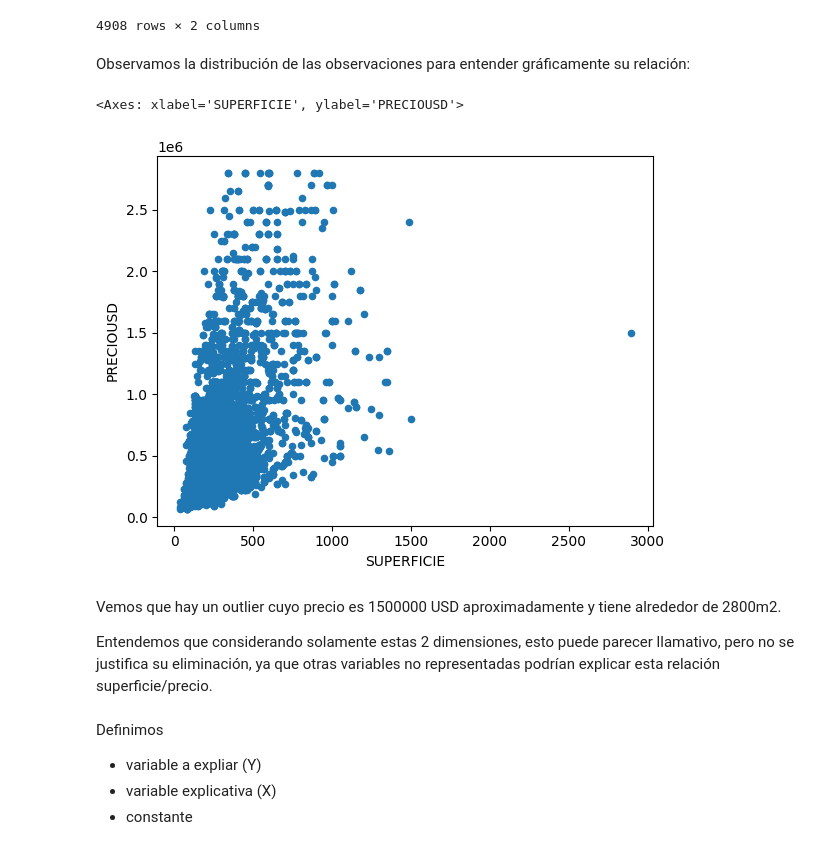
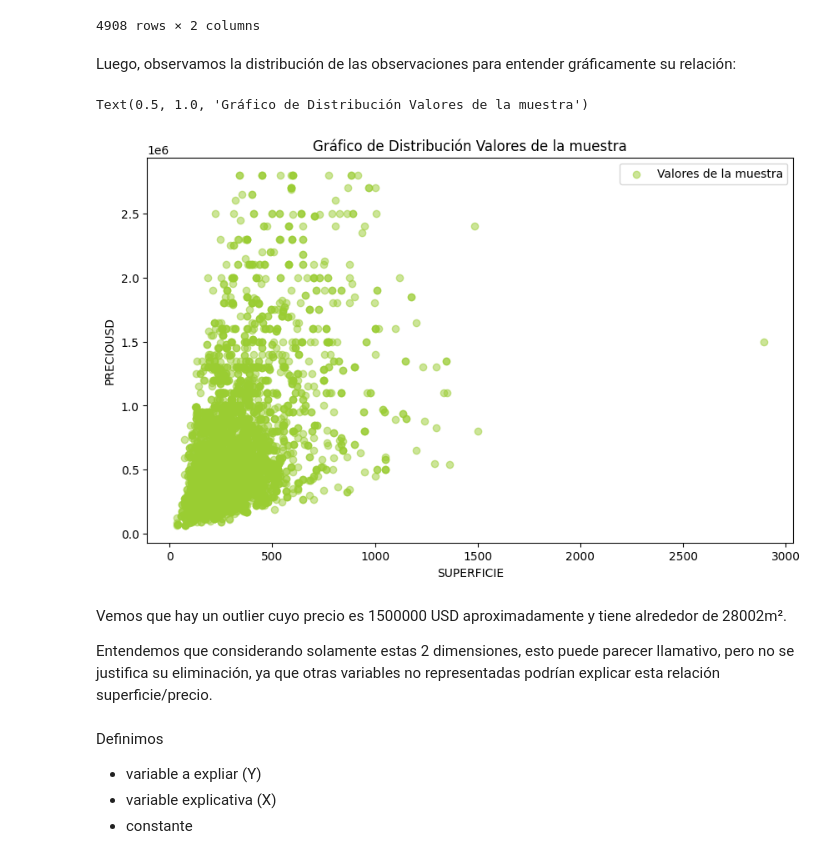
Before and after one commit to AngSuAnz/clinica_de_datos, a Jupyter notebook: FINAL_Metodos_Cuantitativos_2023_Lince_Suarez_Regulacion.ipynb, the cells around one changed output. Cells and saved outputs as stored; diff of their text form; code cells hidden in the pictures.

```diff
--- a/FINAL_Metodos_Cuantitativos_2023_Lince_Suarez_Regulacion.ipynb
+++ b/FINAL_Metodos_Cuantitativos_2023_Lince_Suarez_Regulacion.ipynb
@@ -144,14 +152,24 @@ gdf1
 | 4907 | 409 | 800000 |
 4908 rows × 2 columns
 # %% [markdown]
-Observamos la distribución de las observaciones para entender gráficamente su relación:
+Luego, observamos la distribución de las observaciones para entender gráficamente su relación:
-# %%
-gdf1.plot.scatter(x='SUPERFICIE',  y='PRECIOUSD')
-# %% [output]
-<Axes: xlabel='SUPERFICIE', ylabel='PRECIOUSD'>
-[figure, removed]
+# %%
+# Creamos el gráfico de dispersión
+plt.figure(figsize=(10, 6))
+plt.scatter(gdf1['SUPERFICIE'], gdf1['PRECIOUSD'], label='Valores de la muestra', color='yellowgreen', alpha=0.5)
+
+# Configuramos etiquetas de ejes y leyenda
+plt.xlabel('SUPERFICIE')
+plt.ylabel('PRECIOUSD')
+plt.legend(loc='best')
+
+# Agregamos un título al gráfico
+plt.title('Gráfico de Distribución Valores de la muestra')
+# %% [output]
+Text(0.5, 1.0, 'Gráfico de Distribución Valores de la muestra')
+[figure, added]
 # %% [markdown]
-Vemos que hay un outlier cuyo precio es 1500000 USD aproximadamente y tiene alrededor de 2800m2.
+Vemos que hay un outlier cuyo precio es 1500000 USD aproximadamente y tiene alrededor de 28002m².
 
 Entendemos que considerando solamente estas 2 dimensiones, esto puede parecer llamativo, pero no se justifica su eliminación, ya que otras variables no representadas podrían explicar esta relación superficie/precio.
 # %% [markdown]
```
Also changed, not shown: parts of 72 cells of this notebook.
